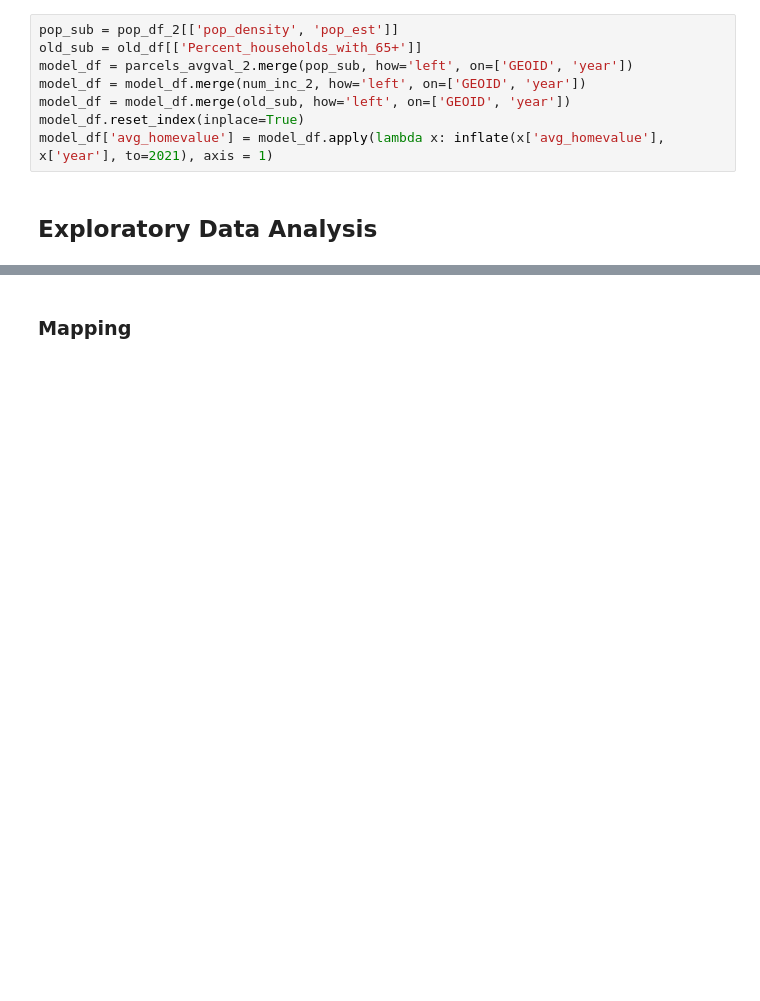
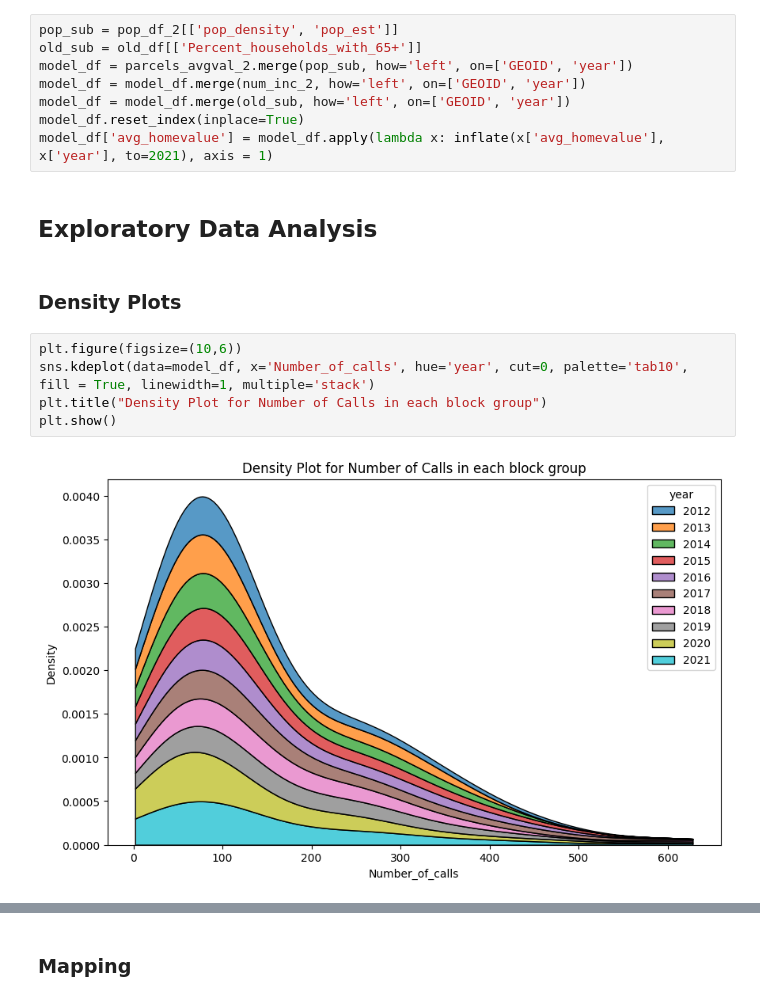
Before and after one commit to jordanlauritzen2/CRFR_Sp24_Project, a Jupyter notebook: CRFR_notebook.ipynb, the cells around one changed output, grey strips where cells are left out. Cells and saved outputs as stored; diff of their text form; blank space fills up the shorter version.

Commit message:
began scatterplot edits (separate years) and explored data more

```diff
--- a/CRFR_notebook.ipynb
+++ b/CRFR_notebook.ipynb
@@ -551,3 +554,12 @@ model_df.reset_index(inplace=True)
 model_df['avg_homevalue'] = model_df.apply(lambda x: inflate(x['avg_homevalue'], x['year'], to=2021), axis = 1)
 # %% [markdown]
 ## Exploratory Data Analysis
+# %% [markdown]
+### Density Plots
+# %%
+plt.figure(figsize=(10,6))
+sns.kdeplot(data=model_df, x='Number_of_calls', hue='year', cut=0, palette='tab10', fill = True, linewidth=1, multiple='stack')
+plt.title("Density Plot for Number of Calls in each block group")
+plt.show()
+# %% [output]
+[figure, added]
```
Also changed, not shown: parts of 27 cells of this notebook.
